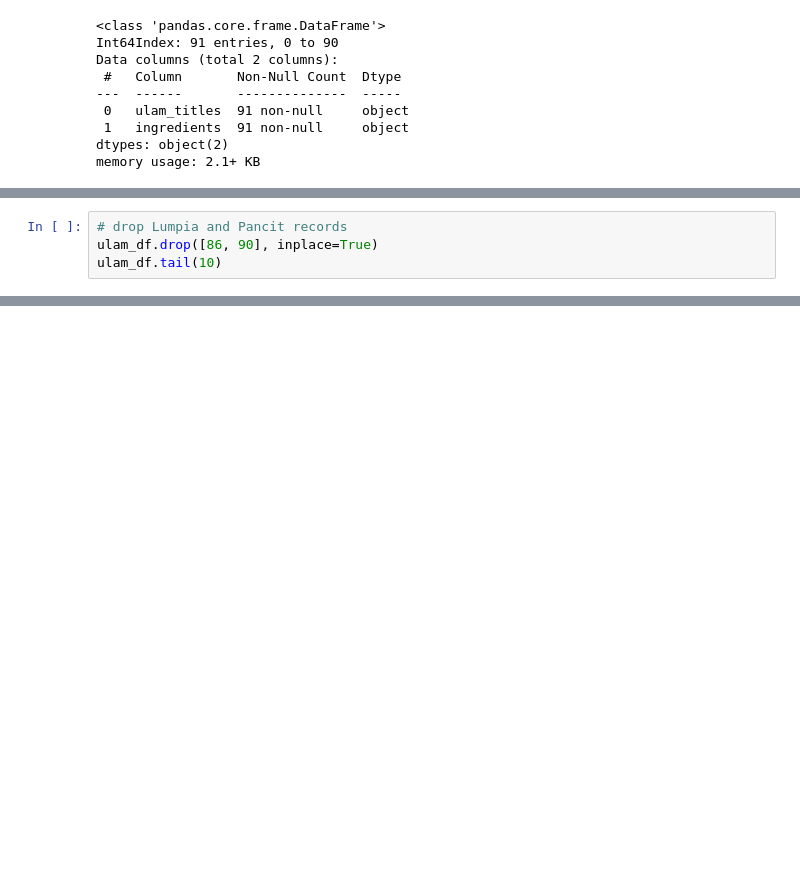
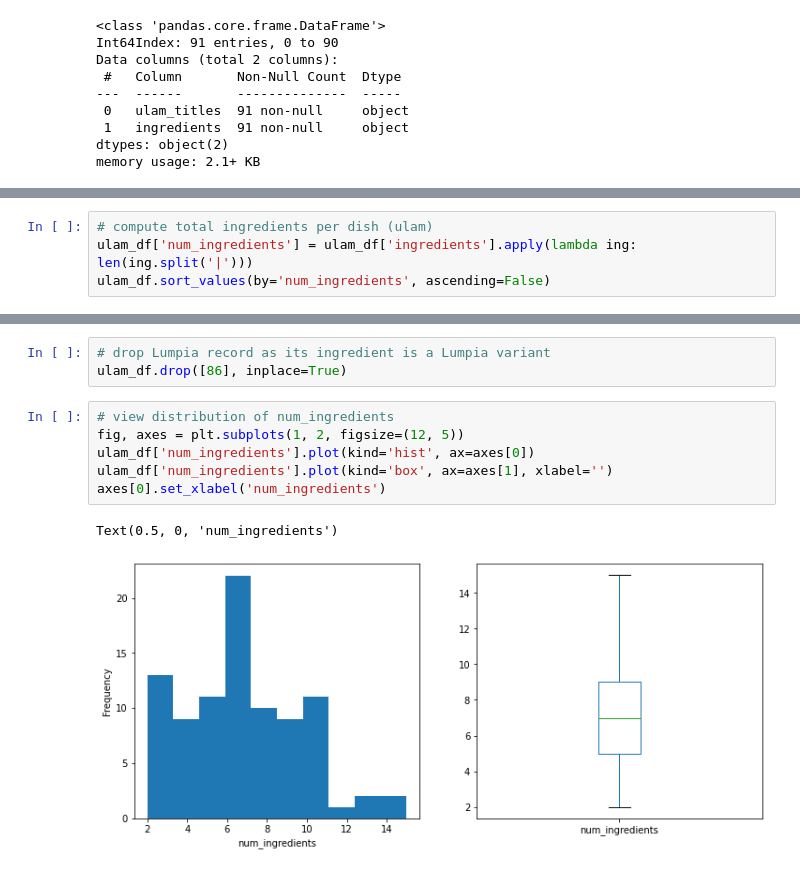
Before and after one commit to fvea/recipe-recommender-system, a Jupyter notebook: ulam_recommendation_system_eda_modeling.ipynb, the cells around one changed output, grey strips where cells are left out. Drawn from its saved outputs; the diff is of its cells as text; blank space fills up the shorter version.

```diff
--- a/ulam_recommendation_system_eda_modeling.ipynb
+++ b/ulam_recommendation_system_eda_modeling.ipynb
@@ -92,4 +85,0 @@ ulam_df[(ulam_df.ulam_titles == 'Pancit') | (ulam_df.ulam_titles == 'Lumpia')]
-# %%
-# drop Lumpia and Pancit records
-ulam_df.drop([86, 90], inplace=True)
-ulam_df.tail(10)
@@ -107,0 +86,4 @@ ulam_df.tail(10)
+# %%
+# compute total ingredients per dish (ulam)
+ulam_df['num_ingredients'] = ulam_df['ingredients'].apply(lambda ing: len(ing.split('|')))
+ulam_df.sort_values(by='num_ingredients', ascending=False)
@@ -107,0 +104,12 @@ ulam_df.tail(10)
+# %%
+# drop Lumpia record as its ingredient is a Lumpia variant
+ulam_df.drop([86], inplace=True)
+# %%
+# view distribution of num_ingredients
+fig, axes = plt.subplots(1, 2, figsize=(12, 5))
+ulam_df['num_ingredients'].plot(kind='hist', ax=axes[0])
+ulam_df['num_ingredients'].plot(kind='box', ax=axes[1], xlabel='')
+axes[0].set_xlabel('num_ingredients')
+# %% [output]
+Text(0.5, 0, 'num_ingredients')
+[figure, added]
```
Also changed, not shown: parts of 25 cells of this notebook.
